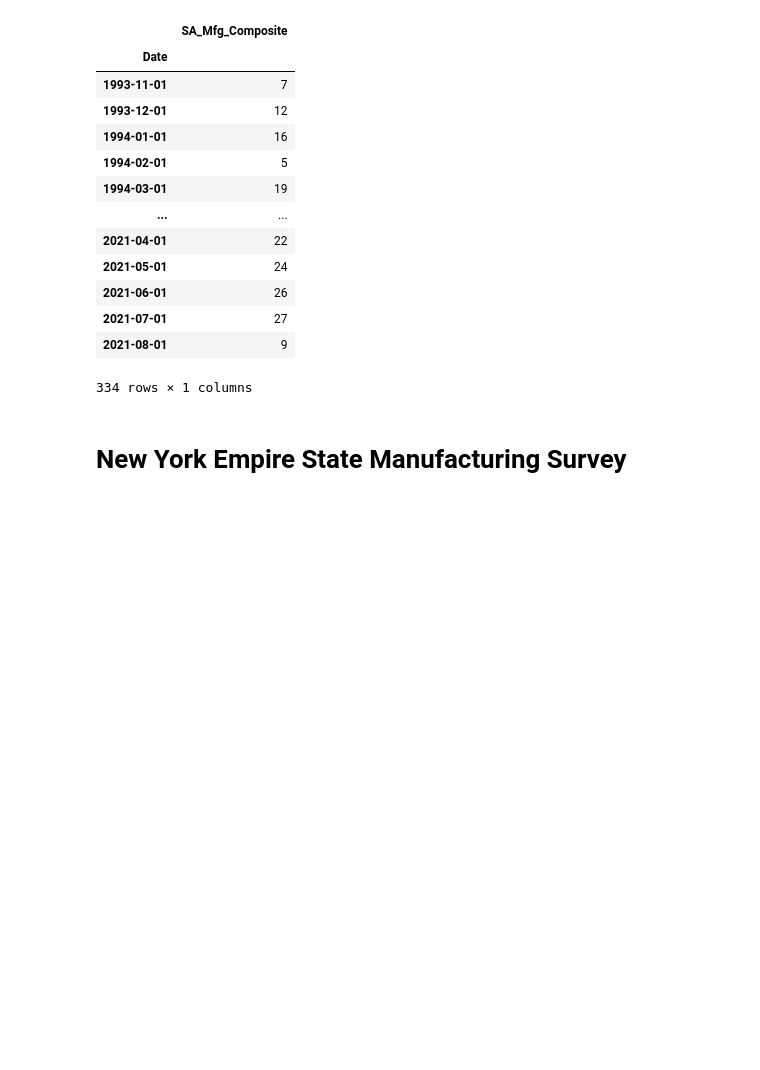
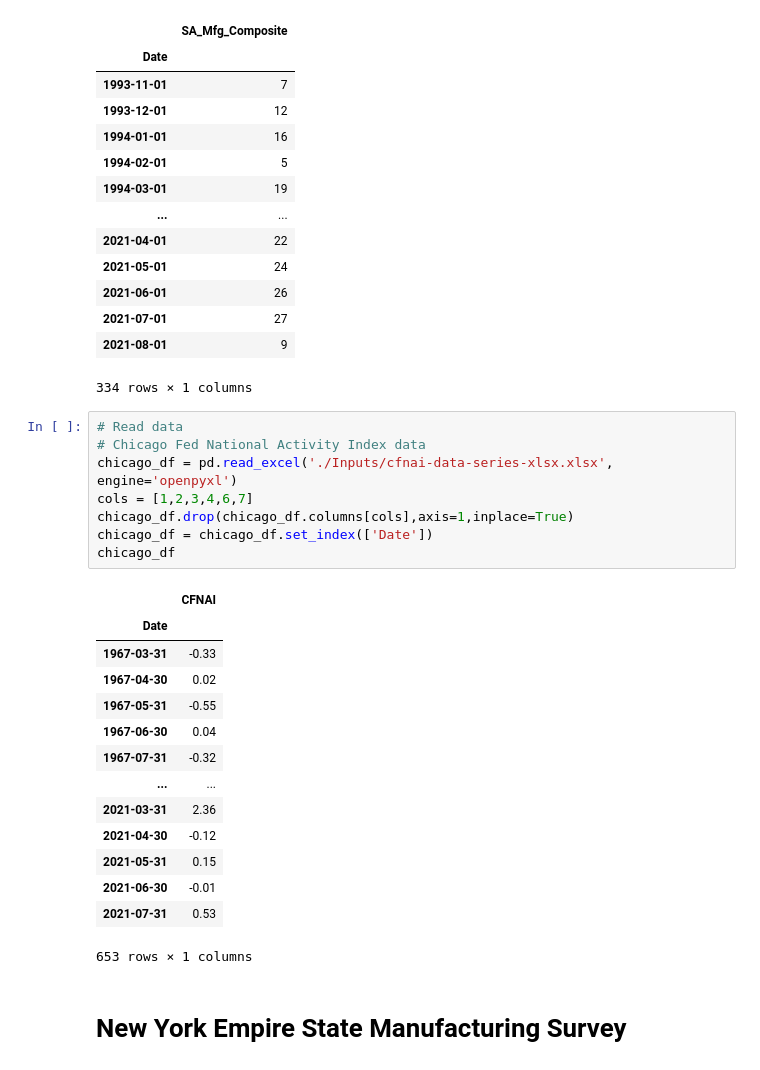
Before and after one commit to obsessedquant/GeoLocation-Vs-Covid-Analysis-and-Visualization, a Jupyter notebook: sam/Economic_Indicators.ipynb, the cells around one changed output. Cells and saved outputs as stored; diff of their text form; blank space fills up the shorter version.

Commit message:
Added Chicago Fed National Activity Index data and plot

```diff
--- a/sam/Economic_Indicators.ipynb
+++ b/sam/Economic_Indicators.ipynb
@@ -164,6 +164,29 @@ rich_clean_df
 | 2021-07-01 | 27 |
 | 2021-08-01 | 9 |
 334 rows × 1 columns
+# %%
+# Read data
+# Chicago Fed National Activity Index data
+chicago_df = pd.read_excel('./Inputs/cfnai-data-series-xlsx.xlsx', engine='openpyxl')
+cols = [1,2,3,4,6,7]
+chicago_df.drop(chicago_df.columns[cols],axis=1,inplace=True)
+chicago_df = chicago_df.set_index(['Date'])
+chicago_df
+# %% [output]
+|  | CFNAI |
+| Date |  |
+| 1967-03-31 | -0.33 |
+| 1967-04-30 | 0.02 |
+| 1967-05-31 | -0.55 |
+| 1967-06-30 | 0.04 |
+| 1967-07-31 | -0.32 |
+| ... | ... |
+| 2021-03-31 | 2.36 |
+| 2021-04-30 | -0.12 |
+| 2021-05-31 | 0.15 |
+| 2021-06-30 | -0.01 |
+| 2021-07-31 | 0.53 |
+653 rows × 1 columns
 # %% [markdown]
 # New York Empire State Manufacturing Survey
 # %%
```
Also changed, not shown: parts of 5 cells of this notebook, 3 other files.
